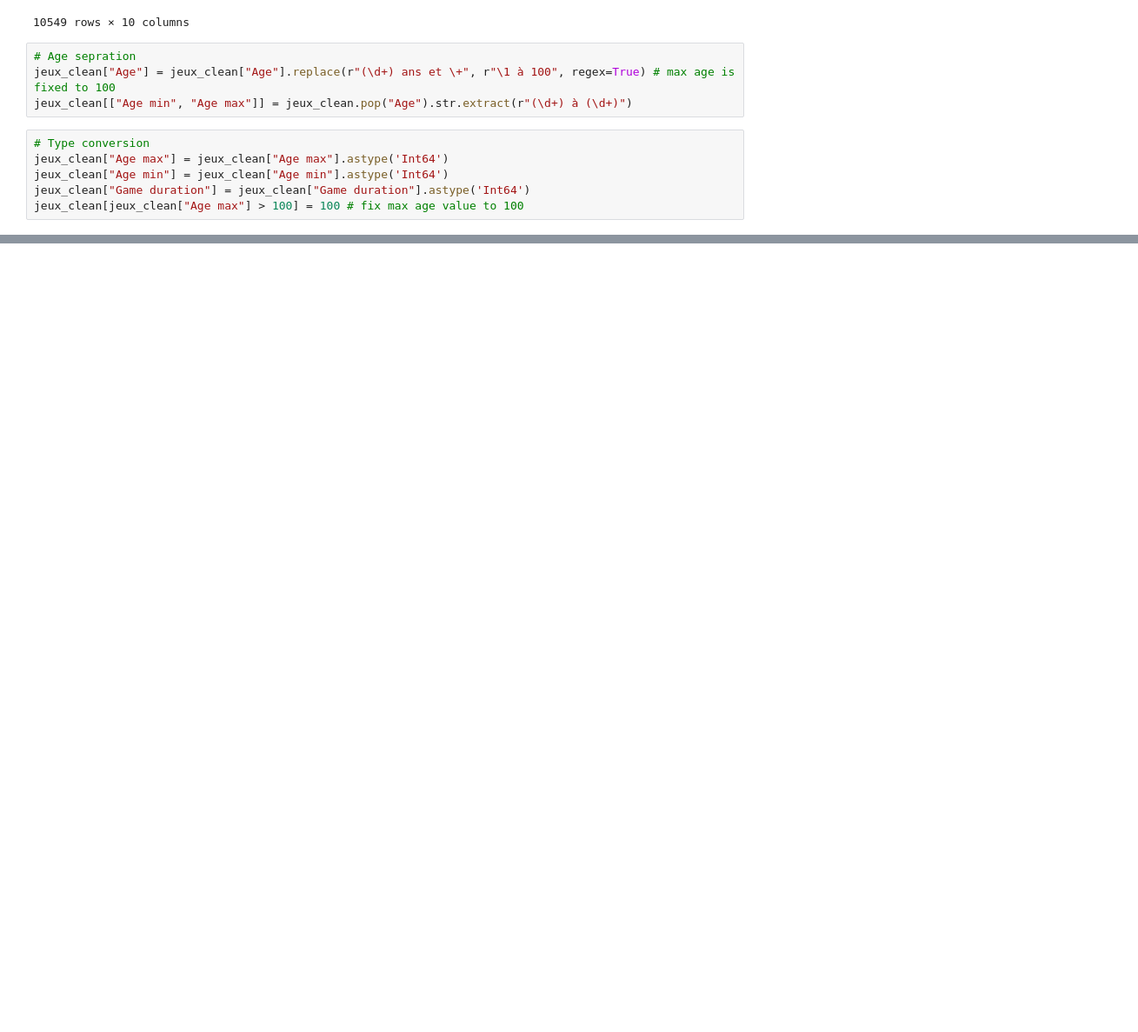
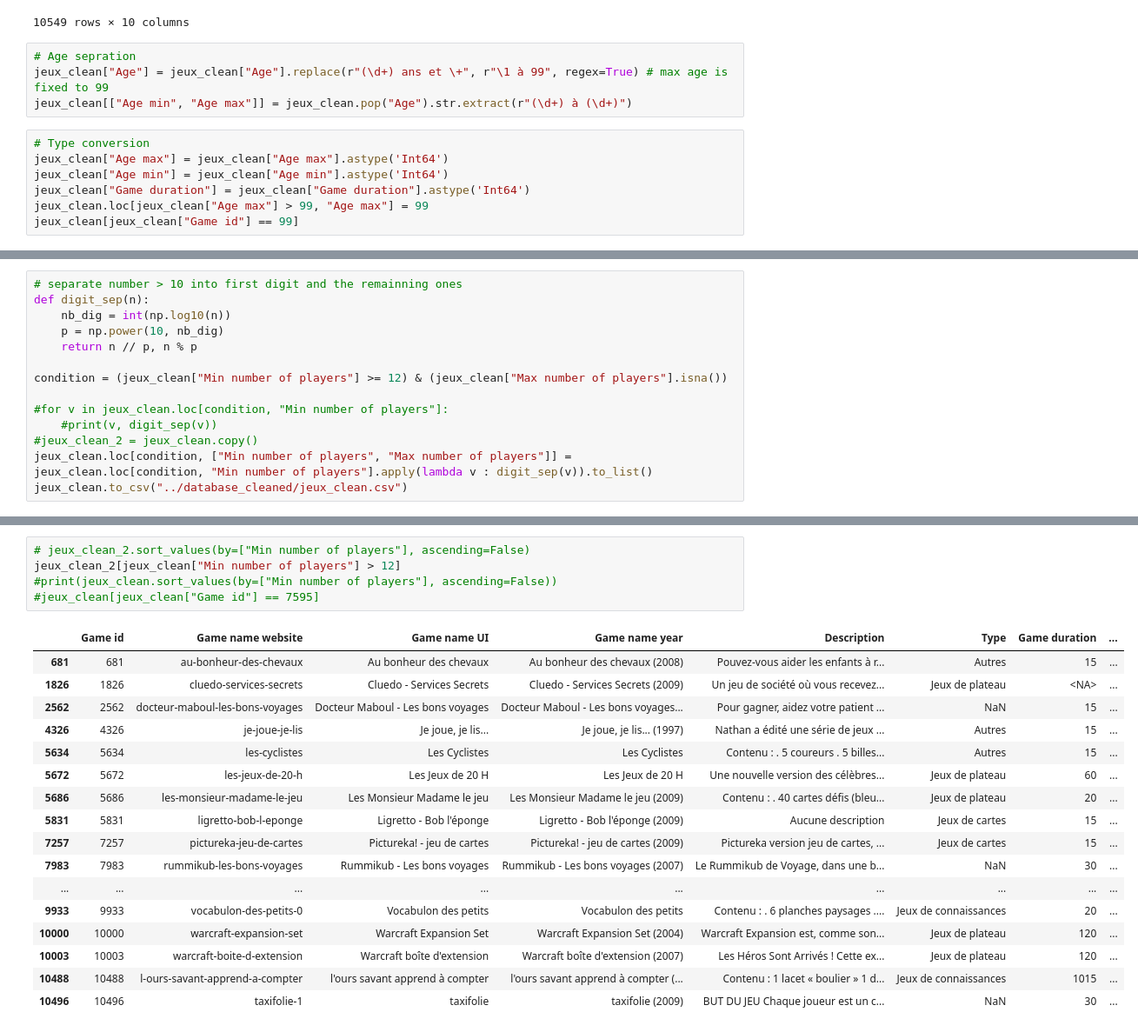
Before and after one commit to Franciline/Recommendation_system, a Jupyter notebook: data_cleaning_analysis/jeux_cleaning.ipynb, the cells around one changed output, grey strips where cells are left out. Shown at 87% size. Cells and saved outputs as stored; diff of their text form; blank space fills up the shorter version.

Commit message:
update jeux_clean, categories visualization

```diff
--- a/data_cleaning_analysis/jeux_cleaning.ipynb
+++ b/data_cleaning_analysis/jeux_cleaning.ipynb
@@ -58,11 +53,12 @@ jeux_clean
 10549 rows × 10 columns
 # %%
 # Age sepration
-jeux_clean["Age"] = jeux_clean["Age"].replace(r"(\d+) ans et \+", r"\1 à 100", regex=True) # max age is fixed to 100
+jeux_clean["Age"] = jeux_clean["Age"].replace(r"(\d+) ans et \+", r"\1 à 99", regex=True) # max age is fixed to 99
 jeux_clean[["Age min", "Age max"]] = jeux_clean.pop("Age").str.extract(r"(\d+) à (\d+)")
 # %%
 # Type conversion
 jeux_clean["Age max"] = jeux_clean["Age max"].astype('Int64')
 jeux_clean["Age min"] = jeux_clean["Age min"].astype('Int64')
 jeux_clean["Game duration"] = jeux_clean["Game duration"].astype('Int64')
-jeux_clean[jeux_clean["Age max"] > 100] = 100 # fix max age value to 100
+jeux_clean.loc[jeux_clean["Age max"] > 99, "Age max"] = 99
+jeux_clean[jeux_clean["Game id"] == 99]
@@ -68,0 +88,14 @@ jeux_clean[jeux_clean["Age max"] > 100] = 100 # fix max age value to 100
+# %%
+# separate number > 10 into first digit and the remainning ones
+def digit_sep(n):
+    nb_dig = int(np.log10(n))
+    p = np.power(10, nb_dig)
+    return n // p, n % p
+
+condition = (jeux_clean["Min number of players"] >= 12) & (jeux_clean["Max number of players"].isna())
+
+#for v in jeux_clean.loc[condition, "Min number of players"]:
+    #print(v, digit_sep(v))
+#jeux_clean_2 = jeux_clean.copy()
+jeux_clean.loc[condition, ["Min number of players", "Max number of players"]] = jeux_clean.loc[condition, "Min number of players"].apply(lambda v : digit_sep(v)).to_list()
+jeux_clean.to_csv("../database_cleaned/jeux_clean.csv")
@@ -68,0 +118,23 @@ jeux_clean[jeux_clean["Age max"] > 100] = 100 # fix max age value to 100
+# %%
+# jeux_clean_2.sort_values(by=["Min number of players"], ascending=False)
+jeux_clean_2[jeux_clean["Min number of players"] > 12]
+#print(jeux_clean.sort_values(by=["Min number of players"], ascending=False))
+#jeux_clean[jeux_clean["Game id"] == 7595]
+# %% [output]
+|  | Game id | Game name website | Game name UI | Game name year | Description | Type | Game duration | ... |
+| 681 | 681 | au-bonheur-des-chevaux | Au bonheur des chevaux | Au bonheur des chevaux (2008) | Pouvez-vous aider les enfants à r... | Autres | 15 | ... |
+| 1826 | 1826 | cluedo-services-secrets | Cluedo - Services Secrets | Cluedo - Services Secrets (2009) | Un jeu de société où vous recevez... | Jeux de plateau | <NA> | ... |
+| 2562 | 2562 | docteur-maboul-les-bons-voyages | Docteur Maboul - Les bons voyages | Docteur Maboul - Les bons voyages... | Pour gagner, aidez votre patient ... | NaN | 15 | ... |
+| 4326 | 4326 | je-joue-je-lis | Je joue, je lis... | Je joue, je lis... (1997) | Nathan a édité une série de jeux ... | Autres | 15 | ... |
+| 5634 | 5634 | les-cyclistes | Les Cyclistes | Les Cyclistes | Contenu : . 5 coureurs . 5 billes... | Autres | 15 | ... |
+| 5672 | 5672 | les-jeux-de-20-h | Les Jeux de 20 H | Les Jeux de 20 H | Une nouvelle version des célèbres... | Jeux de plateau | 60 | ... |
+| 5686 | 5686 | les-monsieur-madame-le-jeu | Les Monsieur Madame le jeu | Les Monsieur Madame le jeu (2009) | Contenu : . 40 cartes défis (bleu... | Jeux de plateau | 20 | ... |
+| 5831 | 5831 | ligretto-bob-l-eponge | Ligretto - Bob l'éponge | Ligretto - Bob l'éponge (2009) | Aucune description | Jeux de cartes | 15 | ... |
+| 7257 | 7257 | pictureka-jeu-de-cartes | Pictureka! - jeu de cartes | Pictureka! - jeu de cartes (2009) | Pictureka version jeu de cartes, ... | Jeux de cartes | 15 | ... |
+| 7983 | 7983 | rummikub-les-bons-voyages | Rummikub - Les bons voyages | Rummikub - Les bons voyages (2007) | Le Rummikub de Voyage, dans une b... | NaN | 30 | ... |
+| ... | ... | ... | ... | ... | ... | ... | ... | ... |
+| 9933 | 9933 | vocabulon-des-petits-0 | Vocabulon des petits | Vocabulon des petits | Contenu : . 6 planches paysages .... | Jeux de connaissances | 20 | ... |
+| 10000 | 10000 | warcraft-expansion-set | Warcraft Expansion Set | Warcraft Expansion Set (2004) | Warcraft Expansion est, comme son... | Jeux de plateau | 120 | ... |
+| 10003 | 10003 | warcraft-boite-d-extension | Warcraft boîte d'extension | Warcraft boîte d'extension (2007) | Les Héros Sont Arrivés ! Cette ex... | Jeux de plateau | 120 | ... |
+| 10488 | 10488 | l-ours-savant-apprend-a-compter | l'ours savant apprend à compter | l'ours savant apprend à compter (... | Contenu : 1 lacet « boulier » 1 d... | Jeux de connaissances | 1015 | ... |
+| 10496 | 10496 | taxifolie-1 | taxifolie | taxifolie (2009) | BUT DU JEU Chaque joueur est un c... | NaN | 30 | ... |
```
Also changed, not shown: parts of 11 cells of this notebook, 2 other files.
